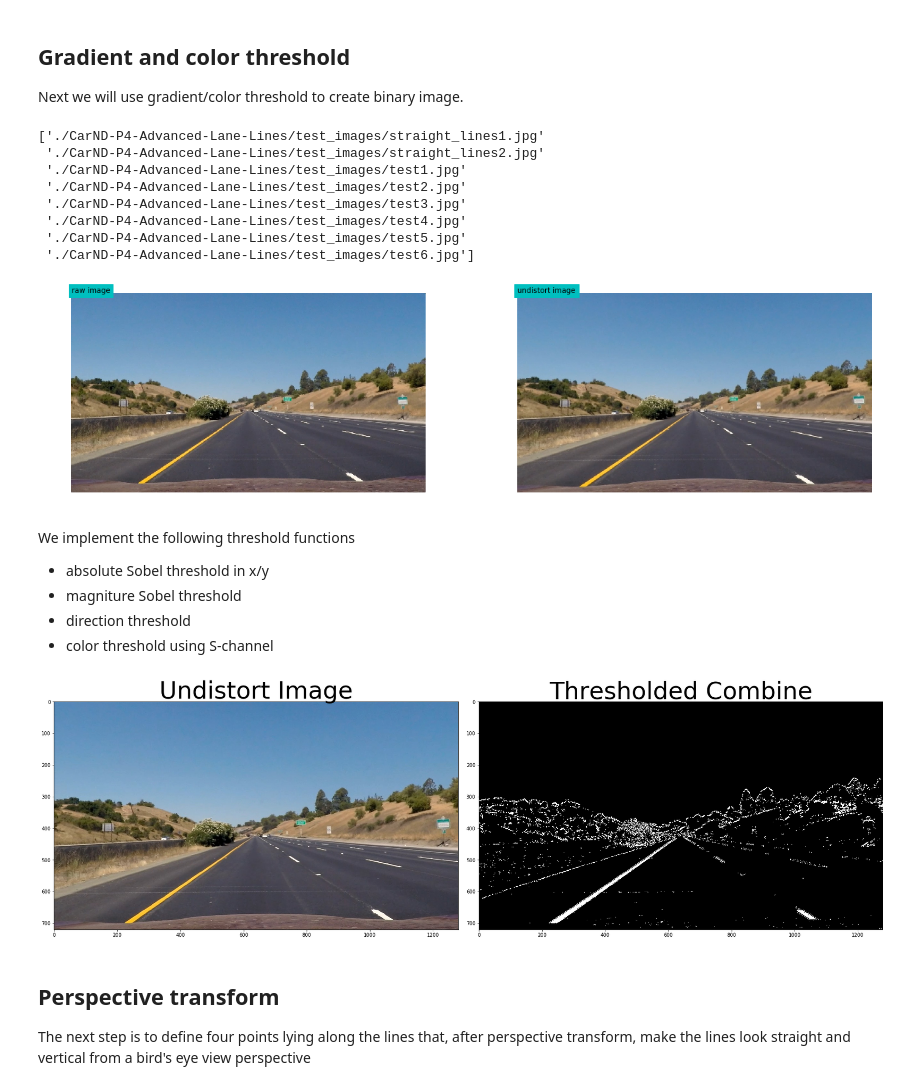
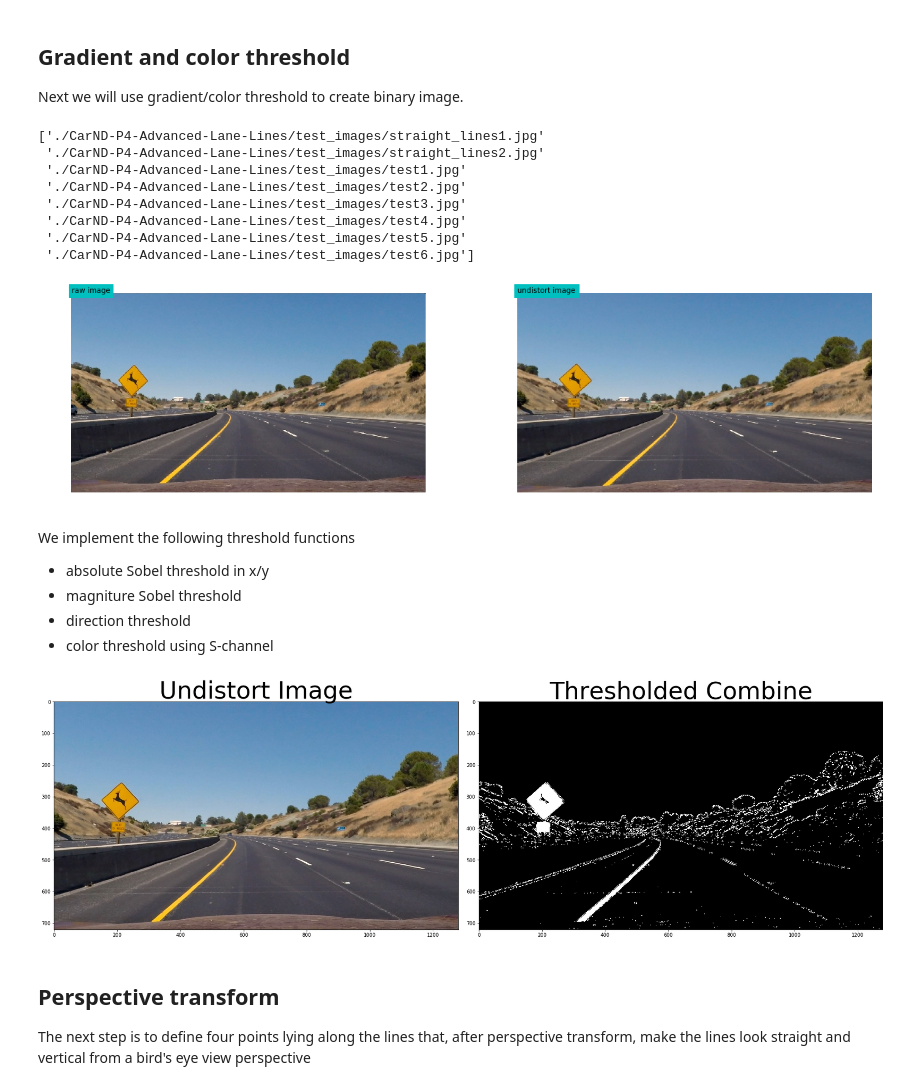
Before and after one commit to minh84/udacity_carnd, a Jupyter notebook: 06_advanced_lane_finding.ipynb, the cells around one changed output. Saved outputs shown, nothing was run; the diff lists cells and outputs as text; code cells hidden in the pictures.

```diff
--- a/06_advanced_lane_finding.ipynb
+++ b/06_advanced_lane_finding.ipynb
@@ -105,25 +105,25 @@ Next we will use gradient/color threshold to create binary image.
 # %%
 # Get road files
 road_files = glob.glob('./CarND-P4-Advanced-Lane-Lines/test_images/*.jpg')
 road_files = np.sort(road_files)
 print(road_files)
 
 # Load and correct it
-road0 = mpimg.imread(road_files[0])
+road0 = mpimg.imread(road_files[3])
 undist_road0 = cv2.undistort(road0, mtx, dist, None, mtx)
 
 # Visualize it
 view_imgs([road0, undist_road0], ['raw image', 'undistort image'], (20,5))
 # %% [output]
 ['./CarND-P4-Advanced-Lane-Lines/test_images/straight_lines1.jpg'
  './CarND-P4-Advanced-Lane-Lines/test_images/straight_lines2.jpg'
  './CarND-P4-Advanced-Lane-Lines/test_images/test1.jpg'
  './CarND-P4-Advanced-Lane-Lines/test_images/test2.jpg'
  './CarND-P4-Advanced-Lane-Lines/test_images/test3.jpg'
  './CarND-P4-Advanced-Lane-Lines/test_images/test4.jpg'
  './CarND-P4-Advanced-Lane-Lines/test_images/test5.jpg'
  './CarND-P4-Advanced-Lane-Lines/test_images/test6.jpg']
-[figure, old version]
+[figure, new version]
 # %% [markdown]
 We implement the following threshold functions
 * absolute Sobel threshold in x/y
@@ -214,7 +214,7 @@ ax2.imshow(undist_road0_bin, cmap='gray')
 ax2.set_title('Thresholded Combine', fontsize=50)
 plt.subplots_adjust(left=0., right=1, top=0.9, bottom=0.)
 # %% [output]
-[figure, old version]
+[figure, new version]
 # %% [markdown]
 ## Perspective transform
 The next step is to define four points lying along the lines that, after perspective transform, make the lines look straight and vertical from a bird's eye view perspective
```
Also changed, not shown: parts of 9 cells of this notebook, 15 other files.
